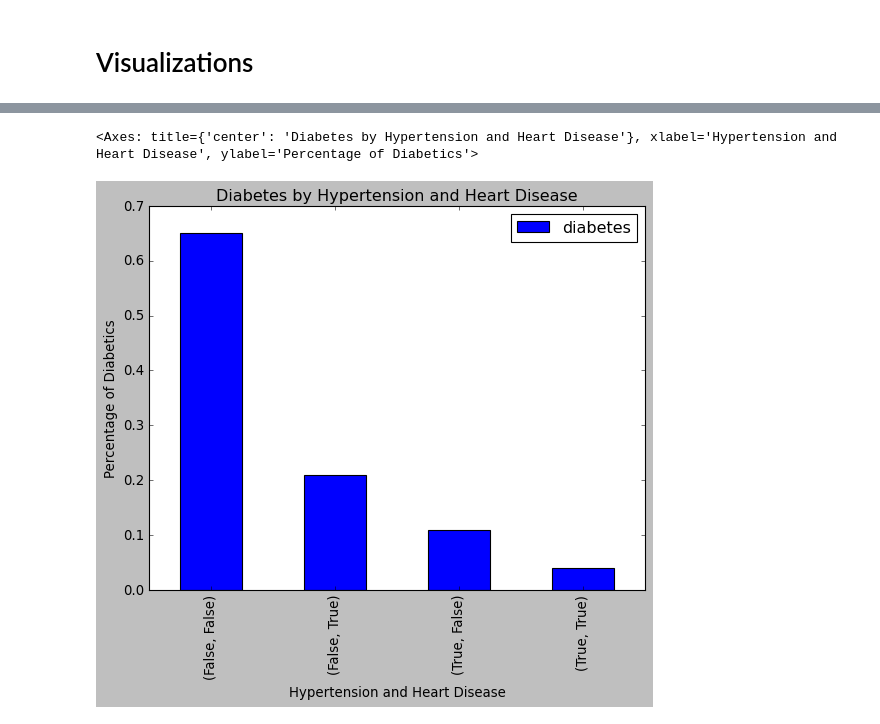
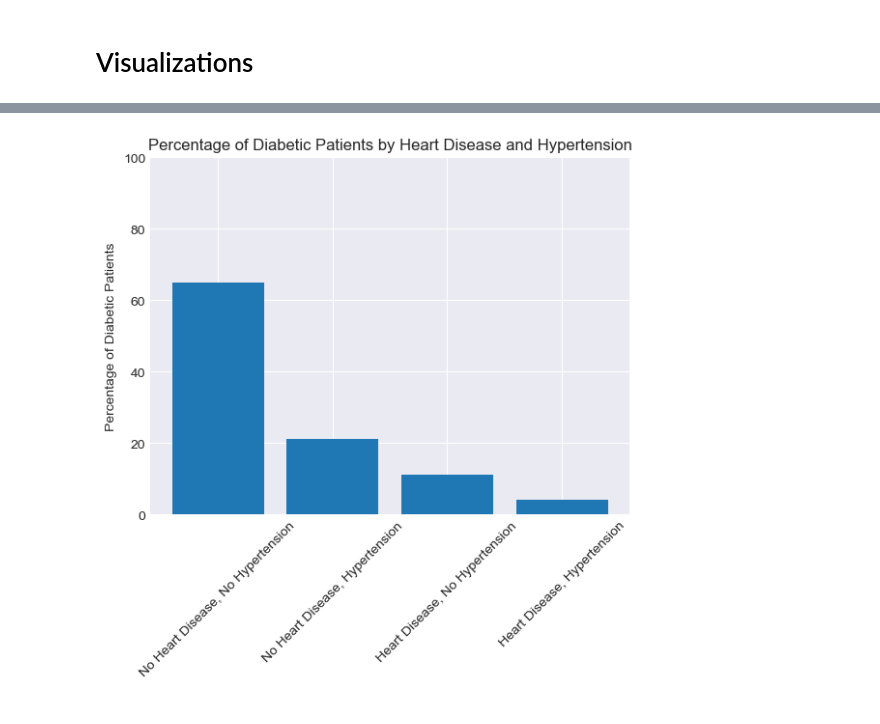
Before and after one commit to K01t0N/project-1, a Jupyter notebook: data_notebook.ipynb, the cells around one changed output, grey strips where cells are left out. Cells and saved outputs as stored; diff of their text form; code cells hidden in the pictures.

Commit message:
Changed second graph

```diff
--- a/data_notebook.ipynb
+++ b/data_notebook.ipynb
@@ -256,8 +256,13 @@ plt.show()
-# %%
-summary_2a.plot(kind='bar', title='Diabetes by Hypertension and Heart Disease', ylabel='Percentage of Diabetics', xlabel='Hypertension and Heart Disease')
-# %% [output]
-<Axes: title={'center': 'Diabetes by Hypertension and Heart Disease'}, xlabel='Hypertension and Heart Disease', ylabel='Percentage of Diabetics'>
-[figure, removed]
+# %%
+yaxis1 = [x*100 for x in summary_2a["diabetes"]]
+plt.bar([0,1,2,3], yaxis1)
+plt.xticks([0,1,2,3], ["No Heart Disease, No Hypertension", "No Heart Disease, Hypertension", "Heart Disease, No Hypertension", "Heart Disease, Hypertension"], rotation=45)
+plt.ylim(0, 100)
+plt.ylabel("Percentage of Diabetic Patients")
+plt.title("Percentage of Diabetic Patients by Heart Disease and Hypertension")
+plt.show()
+# %% [output]
+[figure, added]
 # %%
 diabetes_df.plot.scatter(x='age', y='bmi', title= 'Diabetes by Age and BMI')
 # %% [output]
```
Also changed, not shown: parts of 6 cells of this notebook.
